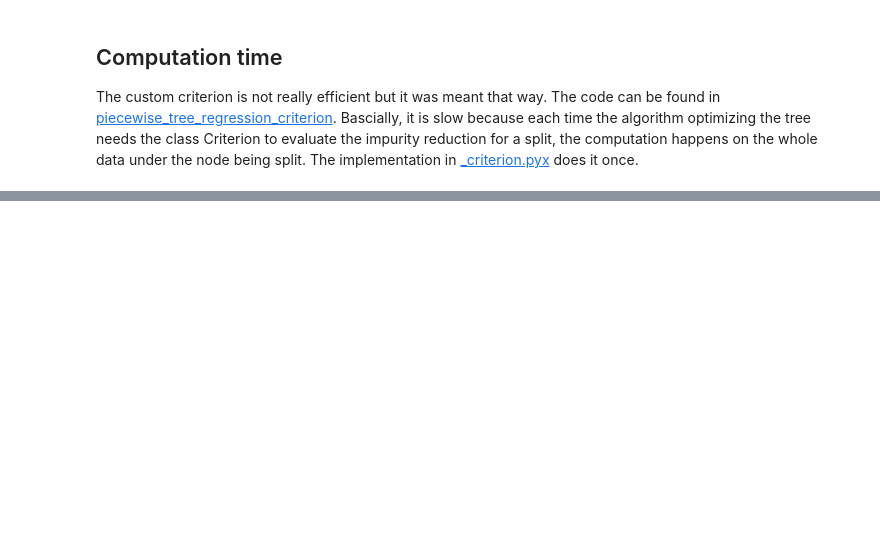
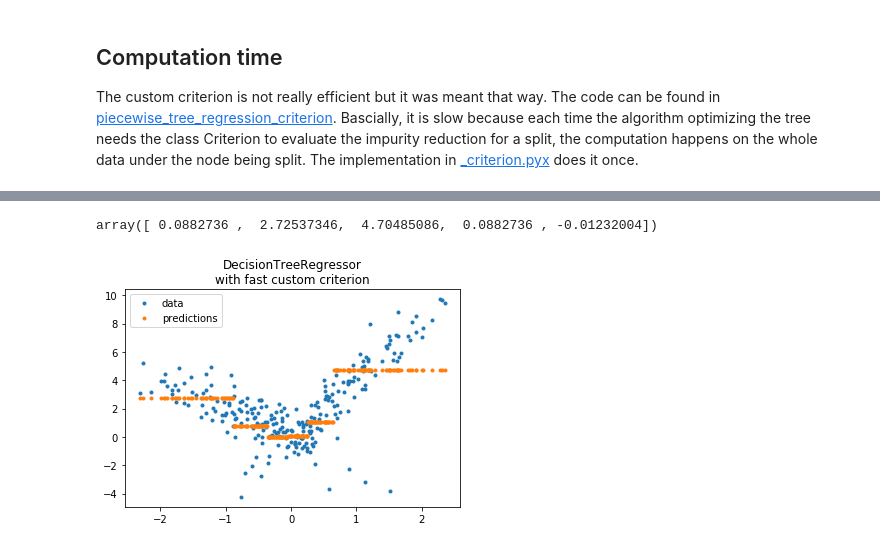
Before and after one commit to sdpython/mlinsights, a Jupyter notebook: _doc/notebooks/sklearn_c/piecewise_linear_regression_criterion.ipynb, the cells around one changed output, grey strips where cells are left out. Cells and saved outputs as stored; diff of their text form; code cells hidden in the pictures; blank space fills up the shorter version.

Commit message:
more consistent implementation for decision tree regressor criterion

```diff
--- a/_doc/notebooks/sklearn_c/piecewise_linear_regression_criterion.ipynb
+++ b/_doc/notebooks/sklearn_c/piecewise_linear_regression_criterion.ipynb
@@ -109,0 +159,17 @@ The custom criterion is not really efficient but it was meant that way. The code
+# %%
+from mlinsights.mlmodel.piecewise_tree_regression_criterion_fast import SimpleRegressorCriterionFast
+model3 = DecisionTreeRegressor(min_samples_leaf=100,
+                              criterion=SimpleRegressorCriterionFast(X_train))
+model3.fit(X_train, y_train)
+pred = model3.predict(X_test)
+pred[:5]
+# %% [output]
+array([ 0.0882736 ,  2.72537346,  4.70485086,  0.0882736 , -0.01232004])
+# %%
+fig, ax = plt.subplots(1, 1)
+ax.plot(X_test[:, 0], y_test, ".", label='data')
+ax.plot(X_test[:, 0], pred, ".", label="predictions")
+ax.set_title("DecisionTreeRegressor\nwith fast custom criterion")
+ax.legend();
+# %% [output]
+[figure, added]
```
Also changed, not shown: parts of 20 cells of this notebook, 10 other files.
